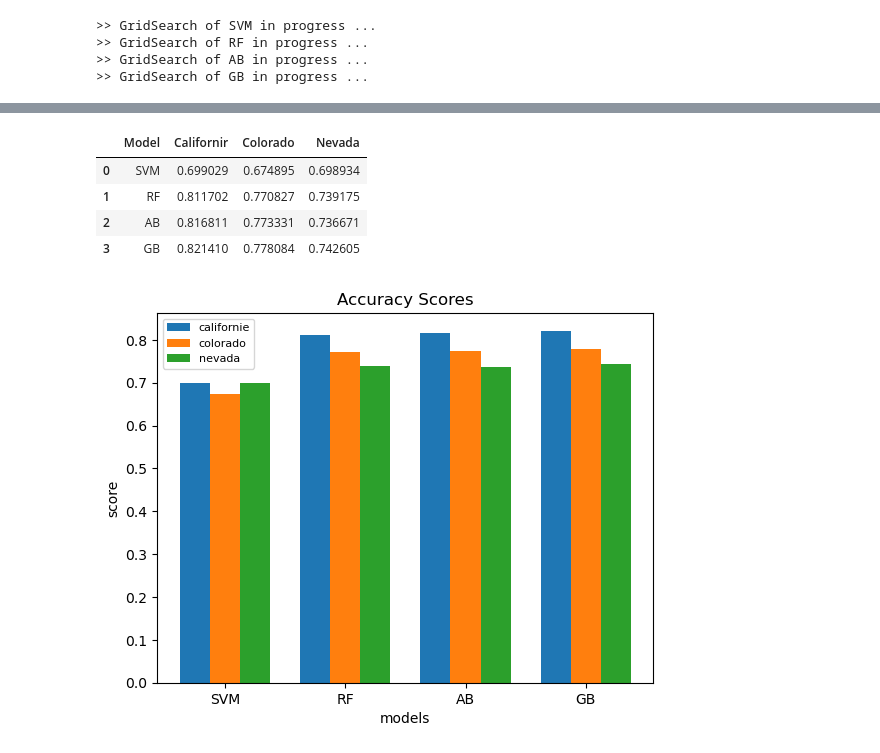
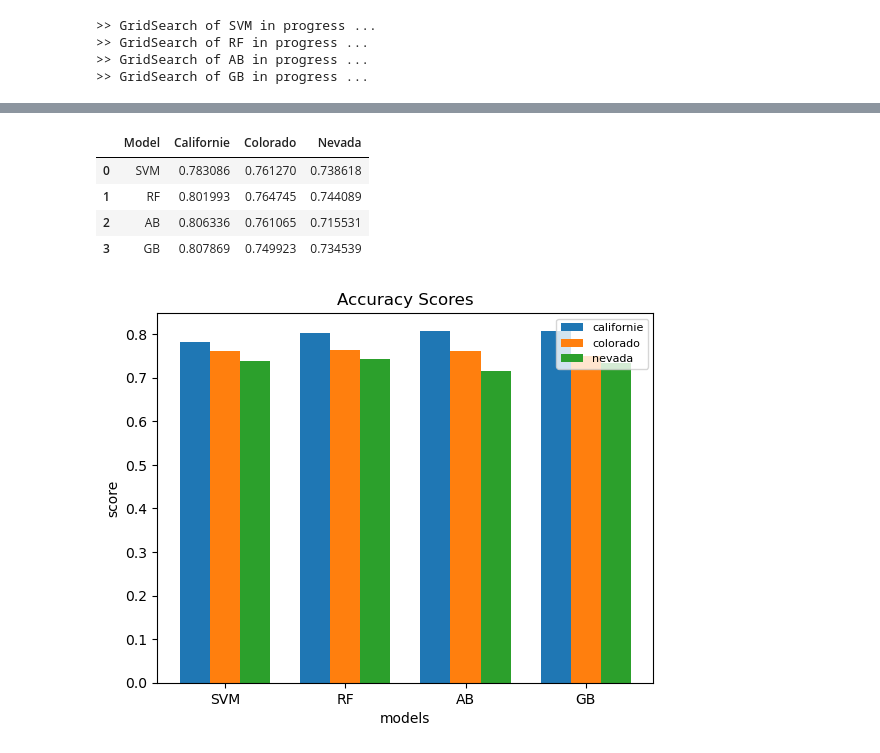
Before and after one commit to GhizlaneBadaoui/supervisedML, a Jupyter notebook: TP1_SML.ipynb, the cells around one changed output, grey strips where cells are left out. Cells and saved outputs as stored; diff of their text form; code cells hidden in the pictures.

```diff
--- a/TP1_SML.ipynb
+++ b/TP1_SML.ipynb
@@ -16,8 +16,10 @@ import warnings
 warnings.filterwarnings('ignore')
 # %%
 # loading the data
-X = pd.read_csv("acsincome_ca_features.csv")
-y = pd.read_csv("acsincome_ca_labels.csv")
+X = pd.read_csv("./data/acsincome_ca_features.csv")
+y = pd.read_csv("./data/acsincome_ca_labels.csv")
+feature_names = X.columns
+target_name = y.columns
 X.head()
 # %% [output]
 |  | AGEP | COW | SCHL | MAR | OCCP | POBP | RELP | WKHP | SEX | RAC1P |
@@ -59,7 +61,7 @@ print(y.shape)
 # %%
 # Standrize and split the data
 scaler = StandardScaler()
-scaler.fit_transform(X)
+X = scaler.fit_transform(X)
 
 X_train, X_test, y_train, y_test = train_test_split(X,y, test_size=0.2)
 # %%
@@ -272,7 +275,12 @@ KeyboardInterrupt:
 # %%
 # ############# COLORADO DATASET ###################
-X_co = pd.read_csv("acsincome_co_allfeaturesTP2.csv")
-y_co = pd.read_csv("acsincome_co_labelTP2.csv")
+X_co = pd.read_csv("./data/acsincome_co_allfeaturesTP2.csv")
+y_co = pd.read_csv("./data/acsincome_co_labelTP2.csv")
+
+feature_names_co = X_co.columns
+target_name_co = y_co.columns
+
+X_co.head()
 
 # checking for missing values
 print(X_co.isnull().sum())
@@ -285,9 +293,10 @@ X_co, y_co = X_co[:num_samples], y_co[:num_samples]
 
 # Standrize the data
 scaler_co = StandardScaler()
-scaler_co.fit_transform(X_co)
+X_co = scaler_co.fit_transform(X_co)
 
-X_co.head()
+X_co = pd.DataFrame(X_co, columns = feature_names_co)
+y_co = pd.DataFrame(y_co, columns = target_name_co)
 # %% [output]
 AGEP     0
 COW      0
@@ -374,7 +377,12 @@ weighted avg       0.79      0.78      0.78     19566
 # %%
 # ############# NEVADA DATASET ###################
-X_ne = pd.read_csv("acsincome_ne_allfeaturesTP2.csv")
-y_ne = pd.read_csv("acsincome_ne_labelTP2.csv")
+X_ne = pd.read_csv("./data/acsincome_ne_allfeaturesTP2.csv")
+y_ne = pd.read_csv("./data/acsincome_ne_labelTP2.csv")
+
+feature_names_ne = X_ne.columns
+target_name_ne = y_ne.columns
+
+X_ne.head()
 
 # checking for missing values
 print(X_ne.isnull().sum())
@@ -387,9 +395,10 @@ X_ne, y_ne = X_ne[:num_samples], y_ne[:num_samples]
 
 # Standrize the data
 scaler_ne = StandardScaler()
-scaler_ne.fit_transform(X_ne)
+X_ne = scaler_ne.fit_transform(X_ne)
 
-X_ne.head()
+X_ne = pd.DataFrame(X_ne, columns = feature_names_ne)
+y_ne = pd.DataFrame(y_ne, columns = target_name_ne)
 # %% [output]
 AGEP     0
 COW      0
@@ -476,31 +479,31 @@ weighted avg       0.79      0.74      0.75     10785
 # %%
 data = pd.DataFrame({
     'Model': names,
-    'Californir': accuracy_scores,
+    'Californie': accuracy_scores,
     'Colorado': accuracy_scores_co,
     'Nevada': accuracy_scores_ne
 })
 
 display(data)
 
 ind = np.arange(4)
 width = 0.25
 
 bar1 = plt.bar(ind, accuracy_scores, width)
 bar2 = plt.bar(ind+width, accuracy_scores_co, width)
 bar3 = plt.bar(ind+width*2, accuracy_scores_ne, width)
 
 plt.xlabel("models")
 plt.ylabel("score")
 plt.title("Accuracy Scores")
 
 plt.xticks(ind+width, names, rotation=0)
 plt.legend((bar1, bar2, bar3), ('californie', 'colorado', 'nevada'), fontsize="8")
 plt.show()
 # %% [output]
-|  | Model | Californir | Colorado | Nevada |
-| 0 | SVM | 0.699029 | 0.674895 | 0.698934 |
-| 1 | RF | 0.811702 | 0.770827 | 0.739175 |
-| 2 | AB | 0.816811 | 0.773331 | 0.736671 |
-| 3 | GB | 0.821410 | 0.778084 | 0.742605 |
+|  | Model | Californie | Colorado | Nevada |
+| 0 | SVM | 0.783086 | 0.761270 | 0.738618 |
+| 1 | RF | 0.801993 | 0.764745 | 0.744089 |
+| 2 | AB | 0.806336 | 0.761065 | 0.715531 |
+| 3 | GB | 0.807869 | 0.749923 | 0.734539 |
-[figure, old version]
+[figure, new version]
```
Also changed, not shown: parts of 27 cells of this notebook, 25 other files.
